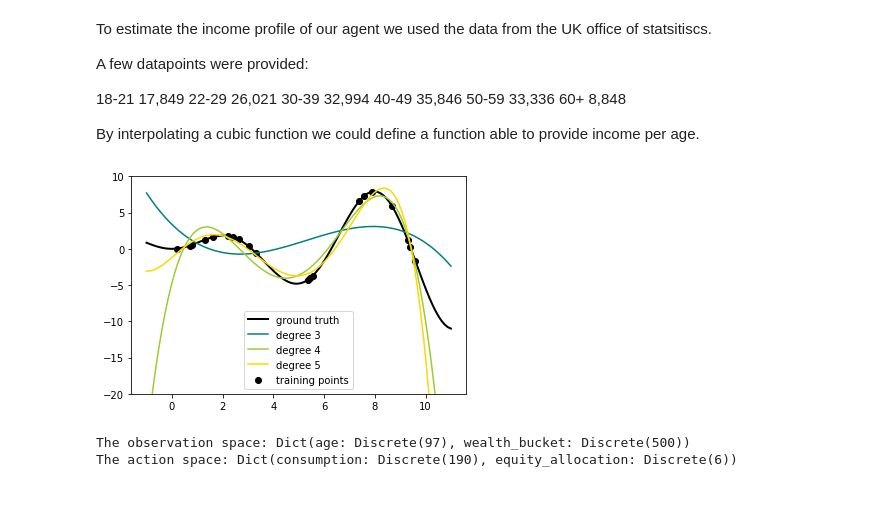
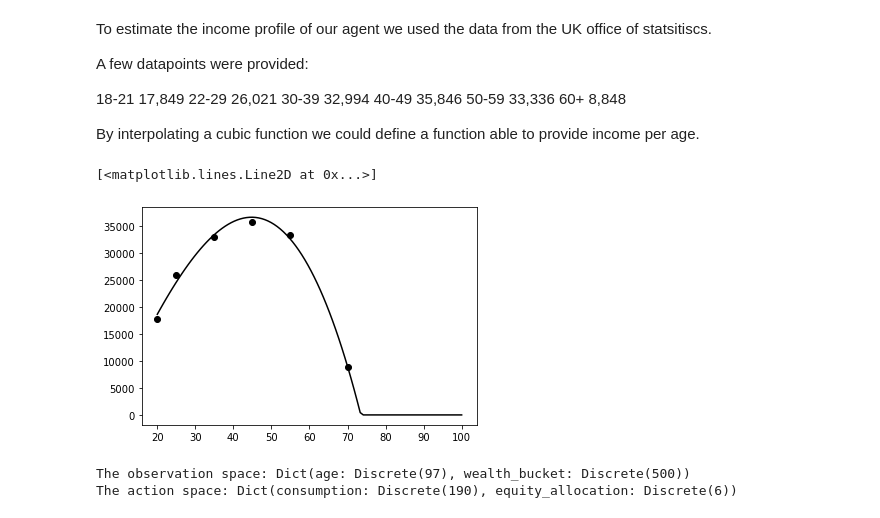
Before and after one commit to larloch10938/ucl_final_project, a Jupyter notebook: reinforcement/test3_gym.ipynb, the cells around one changed output. Cells and saved outputs as stored; diff of their text form; code cells hidden in the pictures.

Commit message:
fixed the interpolation

```diff
--- a/reinforcement/test3_gym.ipynb
+++ b/reinforcement/test3_gym.ipynb
@@ -74,47 +74,35 @@ By interpolating a cubic function we could define a function able to provide inc
 # %%
 from sklearn.linear_model import Ridge
 from sklearn.preprocessing import PolynomialFeatures
 from sklearn.pipeline import make_pipeline
 
-def f(x):
-    """Function to be approximated by polynomial interpolation."""
-    return x * np.sin(x)
 
 # whole range we want to plot
-x_plot = np.linspace(-1, 11, 100)
+x_plot = np.linspace(20, 100, 100)
 
-x_train = np.linspace(0, 10, 100)
+x_train = np.array([20, 25, 35, 45, 55, 70])
 rng = np.random.RandomState(0)
-x_train = np.sort(rng.choice(x_train, size=20, replace=False))
-y_train = f(x_train)
-
-# create 2D-array versions of these arrays to feed to transformers
-X_train = x_train[:, np.newaxis]
-X_plot = x_plot[:, np.newaxis]
+y_train = [17849, 26021, 32994, 35846, 33336, 8848]
 
 # plot function
-lw = 2
 fig, ax = plt.subplots()
 ax.set_prop_cycle(
     color=["black", "teal", "yellowgreen", "gold", "darkorange", "tomato"]
 )
-ax.plot(x_plot, f(x_plot), linewidth=lw, label="ground truth")
+
 
 # plot training points
 ax.scatter(x_train, y_train, label="training points")
 
-# polynomial features
-for degree in [3, 4, 5]:
-    model = make_pipeline(PolynomialFeatures(degree), Ridge(alpha=1e-3))
-    model.fit(X_train, y_train)
-    y_plot = model.predict(X_plot)
-    ax.plot(x_plot, y_plot, label=f"degree {degree}")
 
-ax.legend(loc="lower center")
-ax.set_ylim(-20, 10)
-plt.show()
+model = make_pipeline(PolynomialFeatures(3), Ridge(alpha=1e-3))
+model.fit(x_train.reshape(-1, 1), y_train)
+y_plot = model.predict(x_plot.reshape(-1, 1))
+y_plot[y_plot < 0] = 0
+ax.plot(x_plot, y_plot, label="degree 3")
 # %% [output]
+[<matplotlib.lines.Line2D at 0x...>]
-[figure, old version]
+[figure, new version]
 # %%
 class LifecycleEnv(gym.Env):
     def __init__(self):
```
